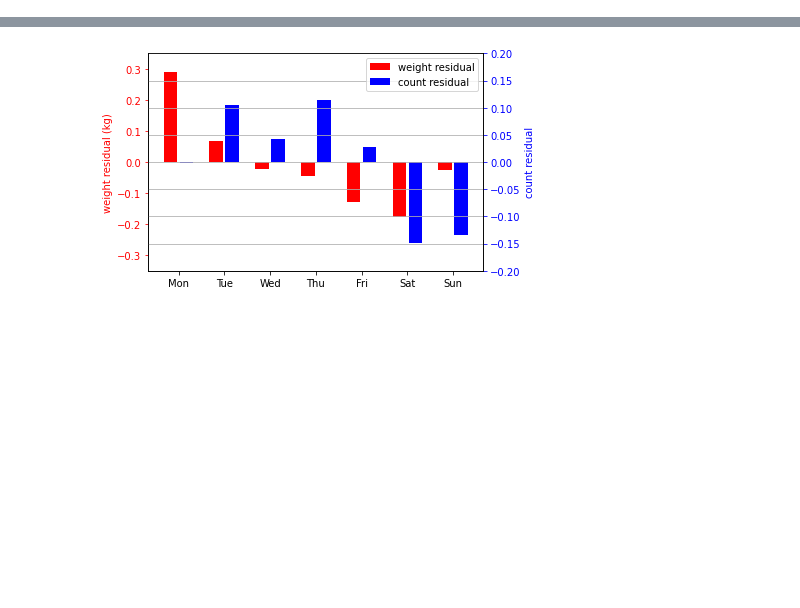
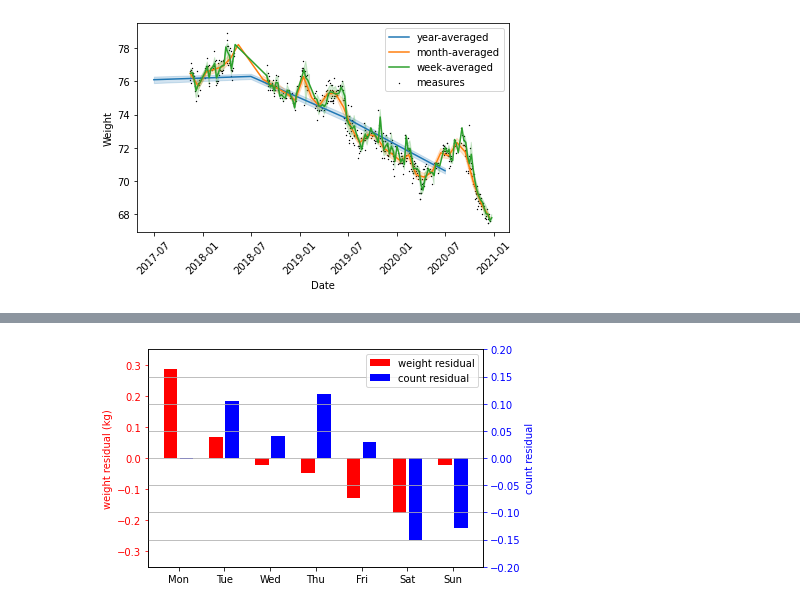
Before and after one commit to mt82/Peso, a Jupyter notebook: PyPeso.ipynb, the cells around one changed output, grey strips where cells are left out. Saved outputs shown, nothing was run; the diff lists cells and outputs as text; code cells hidden in the pictures; blank space fills up the shorter version.

```diff
--- a/PyPeso.ipynb
+++ b/PyPeso.ipynb
@@ -68,0 +128,11 @@ pdf.savefig(g.fig)
+# %%
+fig = plt.figure()
+sns.scatterplot(data=df,x="Date",y="Weight",label="measures",s=2,color="black")
+sns.lineplot(data=df,x="ref_day_year",y="Weight",label="year-averaged")
+sns.lineplot(data=df,x="ref_day_month",y="Weight",label="month-averaged")
+sns.lineplot(data=df,x="ref_day_week",y="Weight",label="week-averaged")
+plt.xticks(rotation=45)
+plt.tight_layout()
+pdf.savefig(fig)
+# %% [output]
+[figure, added]
```
Also changed, not shown: parts of 36 cells of this notebook.
